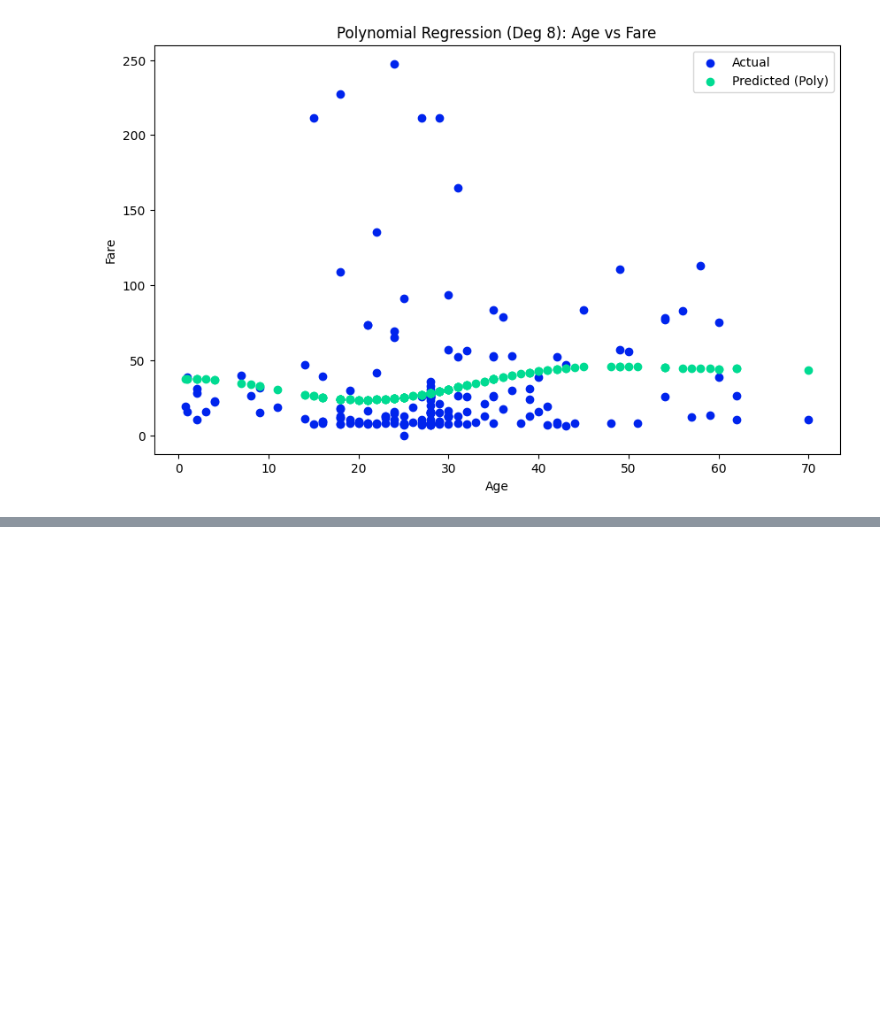
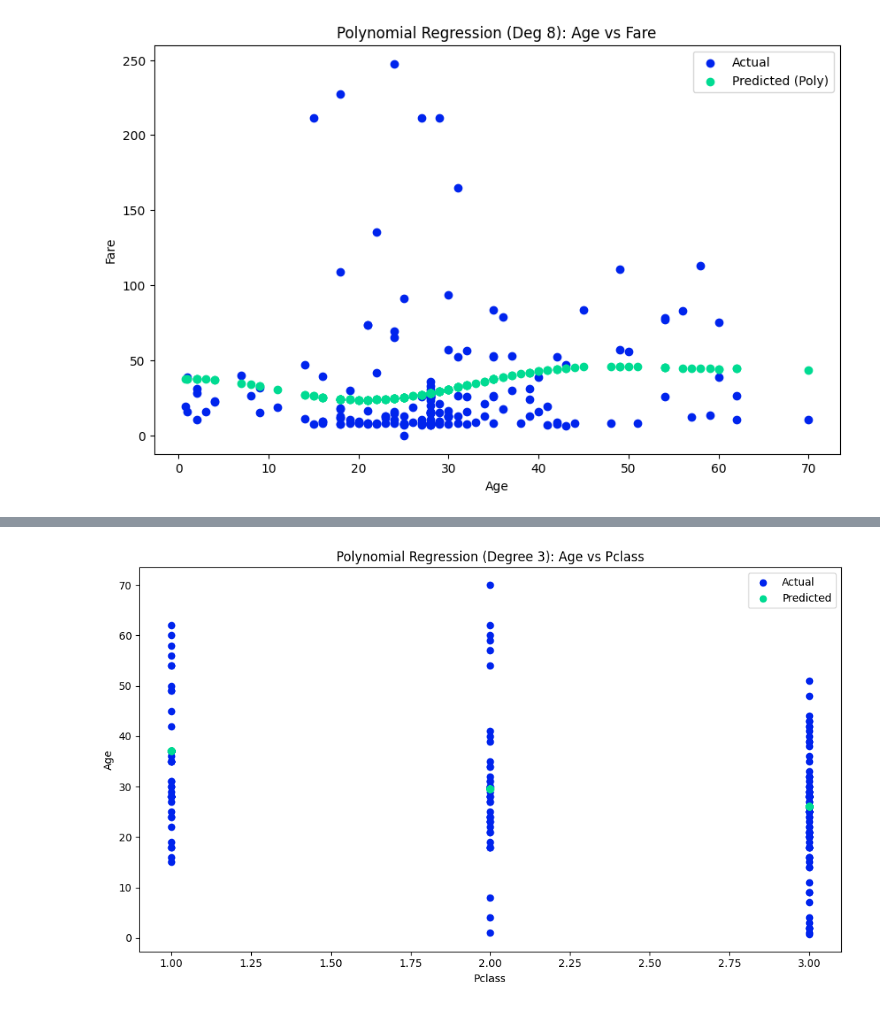
Before and after one commit to Bdowdle4/applied-ml-dowdle, a Jupyter notebook: lab04/ml04_dowdle.ipynb, the cells around one changed output, grey strips where cells are left out. Cells and saved outputs as stored; diff of their text form; code cells hidden in the pictures; blank space fills up the shorter version.

```diff
--- a/lab04/ml04_dowdle.ipynb
+++ b/lab04/ml04_dowdle.ipynb
@@ -500,0 +602,83 @@ Based on the scatter plots, the degree 3 model seems to perform better by provid
+# %%
+# Predicting age
+Xa = titanic[['pclass']]
+ya = titanic['age']
+print("Predicting Age Columns:", Xa.columns.tolist(), "\n")
+
+# Split data into a training set and a test set
+Xa_train, Xa_test, ya_train, ya_test = train_test_split(Xa, ya, test_size=0.2, random_state=44)
+# Show set sizes - should be the same for all 4
+print('Train size:', len(Xa_train))
+print('Test size:', len(Xa_test), "\n")
+
+# Create the LR model
+lr_modela = LinearRegression().fit(Xa_train, ya_train)
+# Train each model
+y_pred_traina = lr_modela.predict(Xa_train)
+y_pred_testa = lr_modela.predict(Xa_test)
+
+# Create the RM model
+ridge_modela = Ridge(alpha=1.0)
+# Train the model
+ridge_modela.fit(Xa_train, ya_train)
+y_pred_ridgea = ridge_modela.predict(Xa_test)
+
+# Create the EN model
+elastic_modela = ElasticNet(alpha=0.3, l1_ratio=0.5)
+# Train the model
+elastic_modela.fit(Xa_train, ya_train)
+y_pred_elastica = elastic_modela.predict(Xa_test)
+
+# Create the PD3 model
+# Set up the poly inputs
+polya = PolynomialFeatures(degree=3)
+X_train_polya = polya.fit_transform(Xa_train)
+X_test_polya = polya.transform(Xa_test)
+
+# Use the poly inputs in the LR model
+poly_modela = LinearRegression()
+poly_modela.fit(X_train_polya, ya_train)
+y_pred_polya = poly_modela.predict(X_test_polya)
+
+# Compare models performance
+# Create a dictionary to store model metrics
+models = {
+    "Linear": y_pred_testa,
+    "Ridge": y_pred_ridgea,
+    "ElasticNet": y_pred_elastica,
+    "Polynomial": y_pred_polya
+}
+
+# Initialize an empty list to hold each model's metrics
+metrics_lista = []
+
+# Calculate metrics for each model
+for name, y_pred in models.items():
+    metrics_lista.append({
+        "Model": name,
+        "R²": round(r2_score(ya_test, y_pred), 3),
+        "RMSE": round(root_mean_squared_error(ya_test, y_pred), 2),
+        "MAE": round(mean_absolute_error(ya_test, y_pred), 2)
+    })
+
+# Create a DataFrame for a neat table view
+metricsa_df = pd.DataFrame(metrics_list)
+
+# Display the table
+print("Age Prediction Model Comparisons:\n")
+print(metricsa_df)
+
+# Create a scatter plot for polynomial model
+plt.figure(figsize=(10, 6))
+plt.scatter(Xa_test, ya_test, color='#0024ED', label='Actual')
+plt.scatter(Xa_test, y_pred_polya, color='#00DB92', label='Predicted')
+# Create a title and labels
+plt.title("Polynomial Regression (Degree 3): Age vs Pclass")
+plt.xlabel("Pclass")
+plt.ylabel("Age")
+# Create a legend
+plt.legend()
+# Show the plot
+plt.tight_layout()
+plt.show()
+# %% [output]
@@ -500,0 +697 @@ Based on the scatter plots, the degree 3 model seems to perform better by provid
+[figure, added]
```
Also changed, not shown: parts of 9 cells of this notebook.
